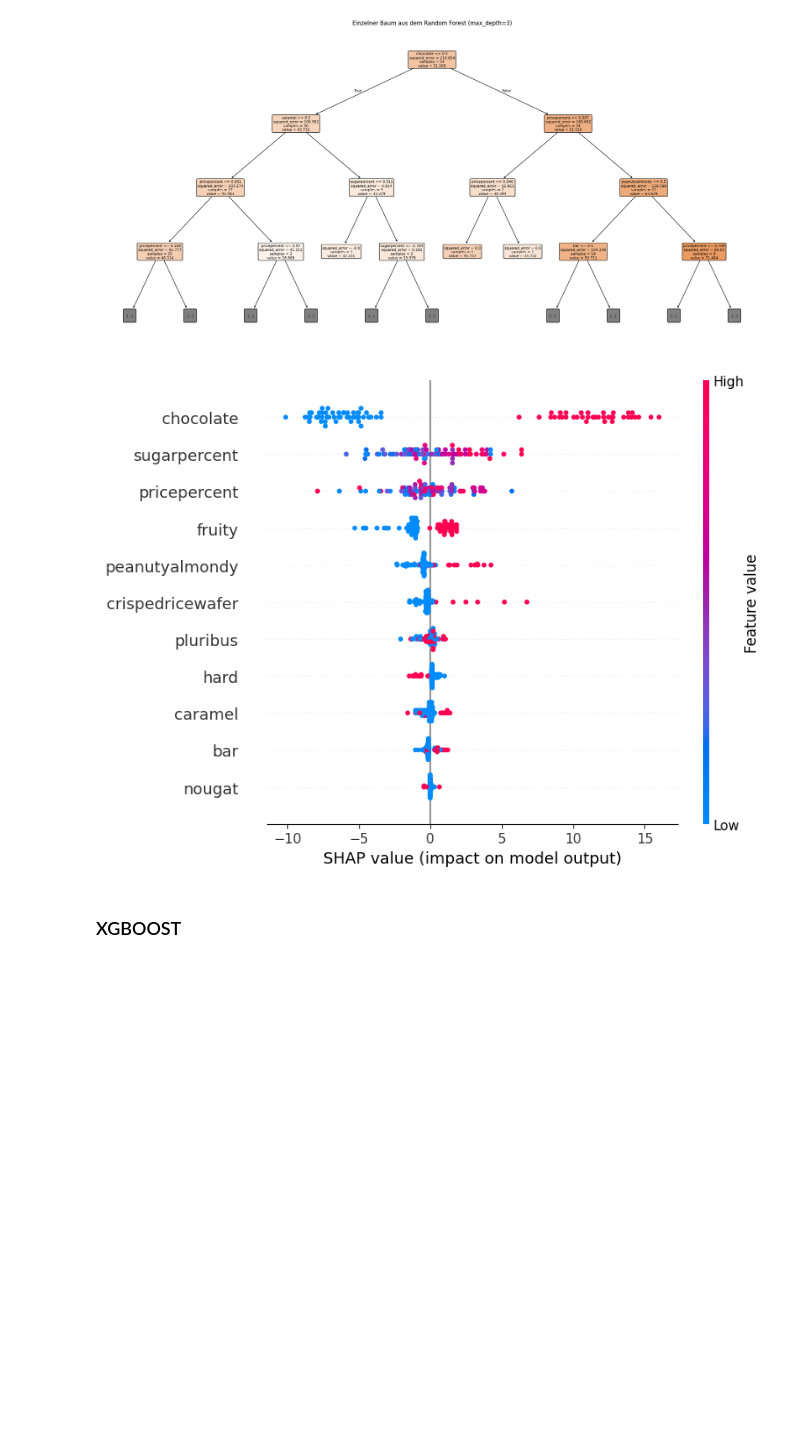
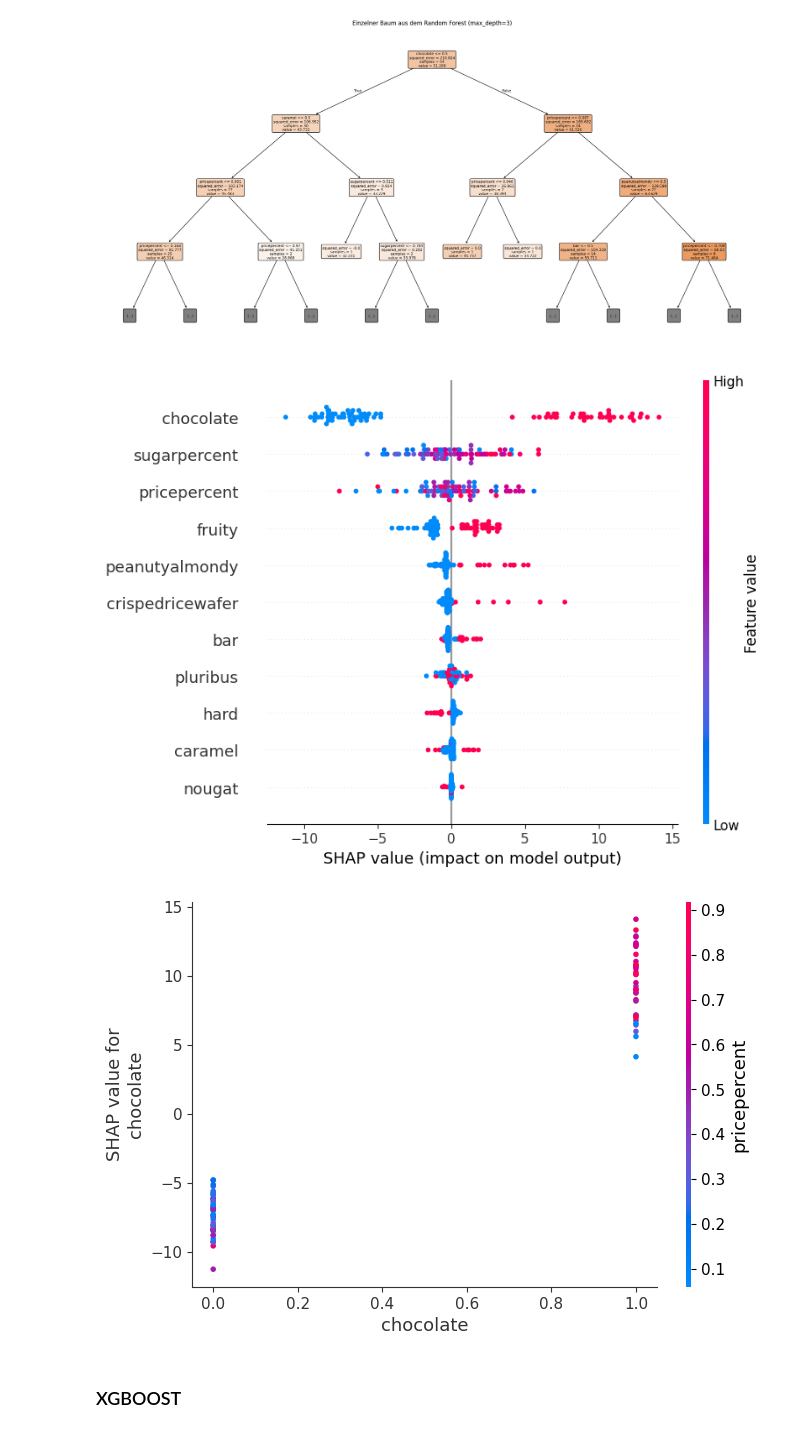
Before and after one commit to agiedke/candy_case, a Jupyter notebook: notebooks/notebook_2_modeling.ipynb, the cells around one changed output. Saved outputs shown, nothing was run; the diff lists cells and outputs as text; code cells hidden in the pictures; blank space fills up the shorter version.

```diff
--- a/notebooks/notebook_2_modeling.ipynb
+++ b/notebooks/notebook_2_modeling.ipynb
@@ -180,15 +220,18 @@ Cross-validated RMSE: 125.53265708813584
 [figure]
 [figure]
 [figure]
-# %%
-import shap
-explainer = shap.TreeExplainer(rf_model)
-shap_values = explainer.shap_values(X)
-
-# Summary Plot
-shap.summary_plot(shap_values, X)
-# %% [output]
-[figure, removed]
+# %%
+import shap
+
+explainer_rf = shap.Explainer(rf_model, X)
+shap_values_rf = explainer_rf(X)
+
+shap.summary_plot(shap_values_rf, X)
+
+shap.dependence_plot("chocolate", shap_values_rf.values, X)
+# %% [output]
+[figure, added]
+[figure, added]
 # %% [markdown]
 ### XGBOOST
 # %%
```
Also changed, not shown: parts of 12 cells of this notebook, 1 other file.
